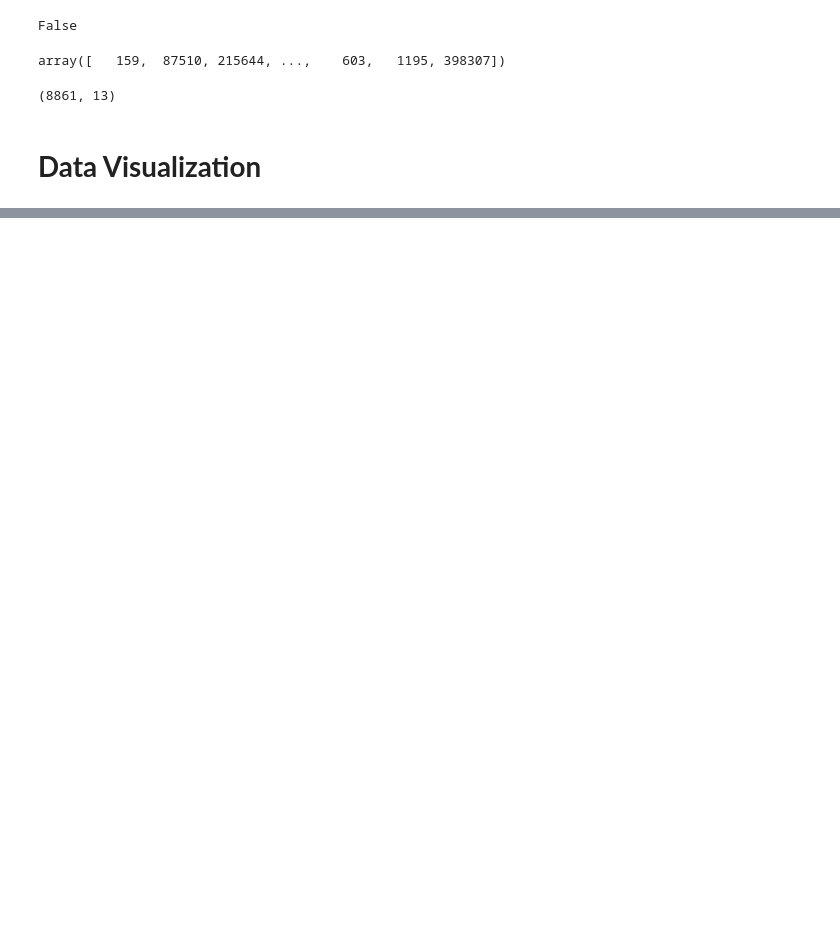
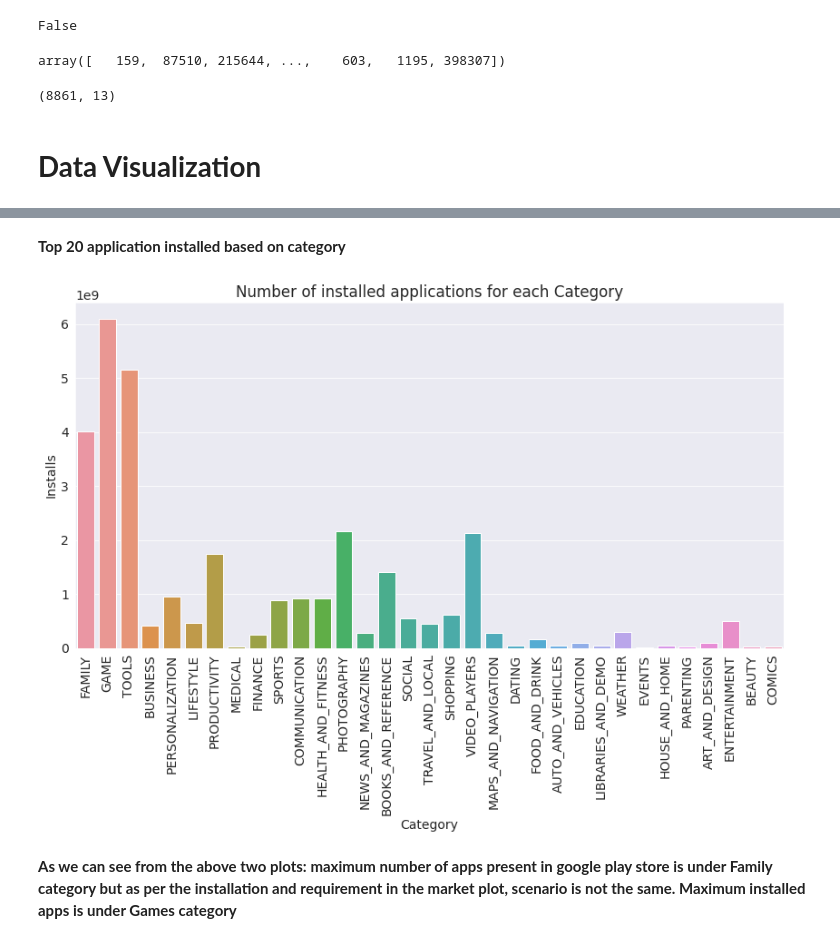
Before and after one commit to deepika1905/Play-store-app-review-analysis, a Jupyter notebook: Deepika_Yadav_Play_Store_App_Review_Analysis_Capstone_Project.ipynb, the cells around one changed output, grey strips where cells are left out. Drawn from its saved outputs; the diff is of its cells as text; code cells hidden in the pictures; blank space fills up the shorter version.

```diff
--- a/Deepika_Yadav_Play_Store_App_Review_Analysis_Capstone_Project.ipynb
+++ b/Deepika_Yadav_Play_Store_App_Review_Analysis_Capstone_Project.ipynb
@@ -456,0 +564,14 @@ plt.rcParams['figure.facecolor'] = '#00000000'
+# %% [markdown]
+**Top 20 application installed based on category**
+# %%
+plt.figure(figsize=(14,7))
+plt.xticks(rotation=90)
+plt.xlabel("Category")
+plt.ylabel("Installs")
+plt.title("Number of installed applications for each Category")
+sns.barplot(top_20_category_installs.Category, top_20_category_installs.Installs)
+plt.show()
+# %% [output]
+[figure, added]
+# %% [markdown]
+**As we can see from the above two plots: maximum number of apps present in google play store is under Family category but as per the installation and requirement in the market plot, scenario is not the same. Maximum installed apps is under Games category**
```
Also changed, not shown: parts of 35 cells of this notebook.
